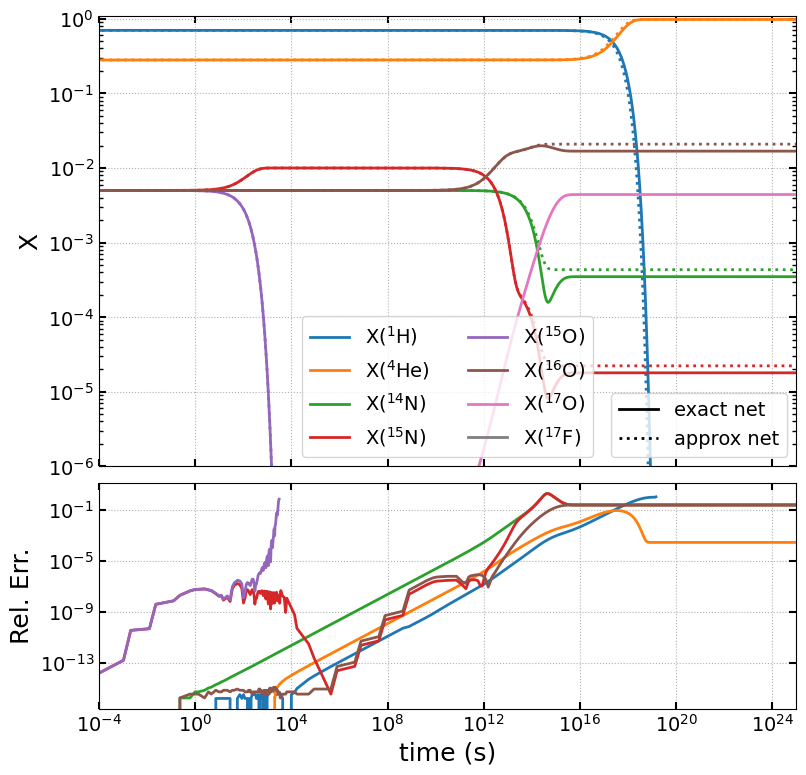
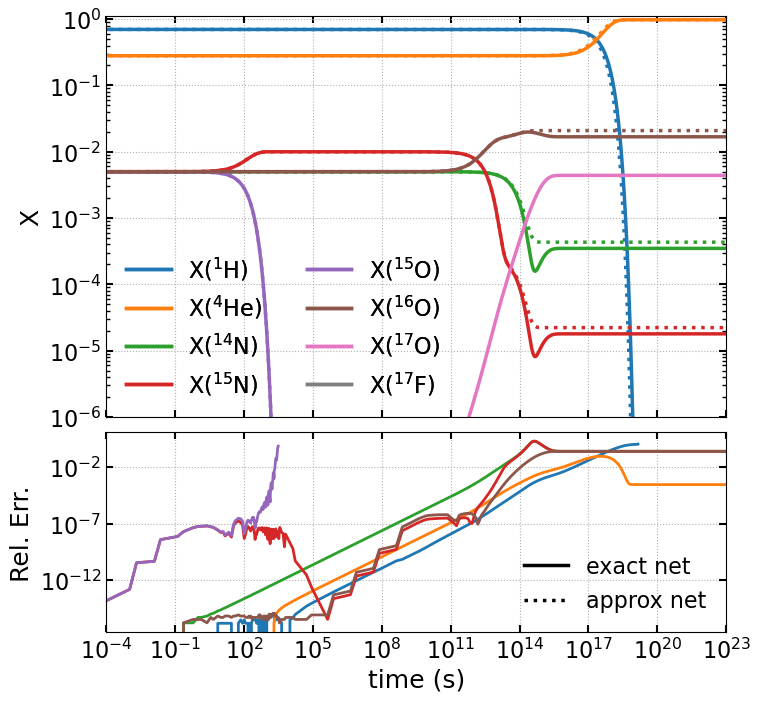
Unified diff of the notebook cell whose output changed from the first chart to the second:
--- before
+++ after
@@ -1,3 +1,3 @@
-fig, (ax, ax_err) = plt.subplots(2, 1, figsize=(9, 9), sharex=True,
+fig, (ax, ax_err) = plt.subplots(2, 1, figsize=(8, 8), sharex=True,
                                  gridspec_kw={"height_ratios": [2, 1], "hspace": 0.05})
 
@@ -15,18 +15,11 @@
         
 ax.set_ylim(1.e-6, 1.1)
-ax.set_xlim(1.e-4, 1e25)
+ax.set_xlim(1.e-4, 1e23)
 ax.set_ylabel("X")
 ax.grid(ls=":")
 
 # Add species legend
-species_legend = ax.legend(loc="lower center", ncol=2)
+species_legend = ax.legend(loc="lower left", ncol=2, frameon=False)
 ax.add_artist(species_legend)
-
-# Add line legend
-style_legend = [
-    plt.Line2D([0], [0], color="k", linestyle="-", label="exact net"),
-    plt.Line2D([0], [0], color="k", linestyle=":", label="approx net"),
-]
-ax.legend(handles=style_legend, loc="lower right")
 
 # Bot panel for plotting error between common species
@@ -55,4 +48,10 @@
                   left=True, right=True,
                   direction="in", which="both")
+# Add line legend
+style_legend = [
+    plt.Line2D([0], [0], color="k", linestyle="-", label="exact net"),
+    plt.Line2D([0], [0], color="k", linestyle=":", label="approx net"),
+]
+ax_err.legend(handles=style_legend, loc="lower right",frameon=False)
 
 fig.tight_layout()

Commit: update figure sizes